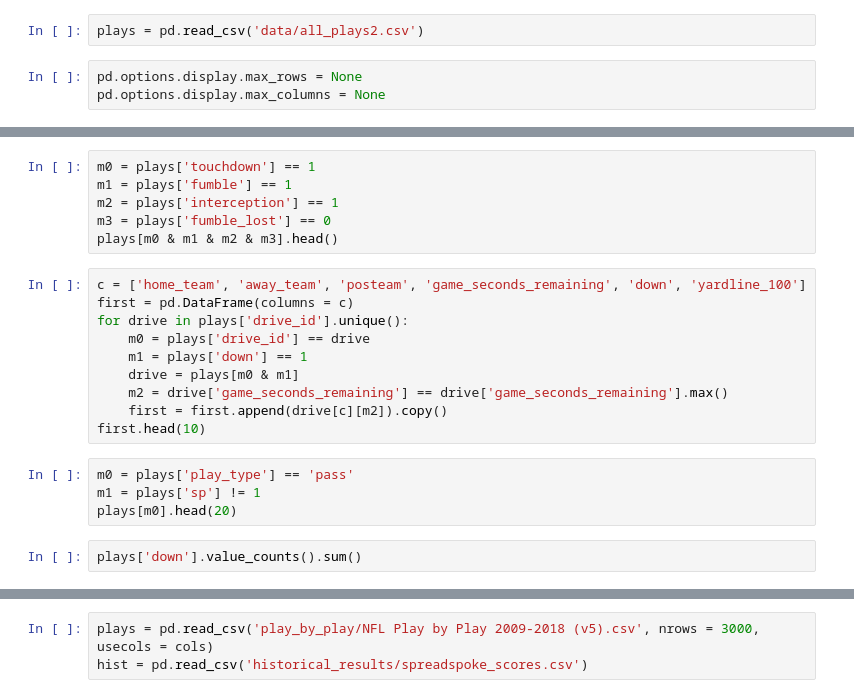
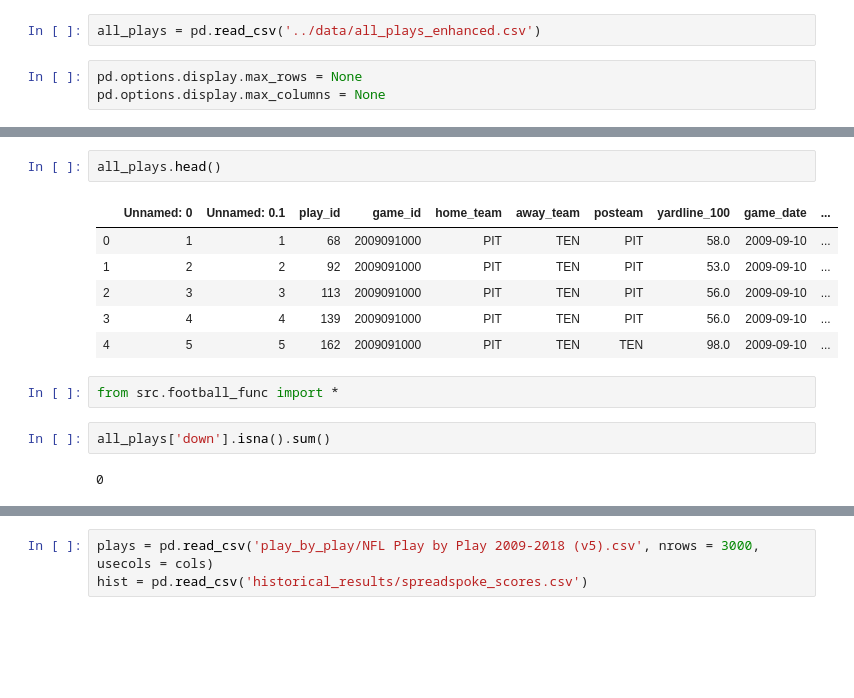
Before and after one commit to sizej/NFL_RT_Prob, a Jupyter notebook: notebooks/explore_notebook.ipynb, the cells around one changed output, grey strips where cells are left out. Cells and saved outputs as stored; diff of their text form; blank space fills up the shorter version.

```diff
--- a/notebooks/explore_notebook.ipynb
+++ b/notebooks/explore_notebook.ipynb
@@ -6,7 +6,7 @@ import os
 # %%
 os.chdir('..')
 # %%
-plays = pd.read_csv('data/all_plays2.csv')
+all_plays = pd.read_csv('../data/all_plays_enhanced.csv')
 # %%
 pd.options.display.max_rows = None
 pd.options.display.max_columns = None
@@ -45,22 +13,15 @@ plays[plays['game_id'] == 2014112301]
-# %%
-m0 = plays['touchdown'] == 1
-m1 = plays['fumble'] == 1
-m2 = plays['interception'] == 1
-m3 = plays['fumble_lost'] == 0
-plays[m0 & m1 & m2 & m3].head()
-# %%
-c = ['home_team', 'away_team', 'posteam', 'game_seconds_remaining', 'down', 'yardline_100']
-first = pd.DataFrame(columns = c)
-for drive in plays['drive_id'].unique():
-    m0 = plays['drive_id'] == drive
-    m1 = plays['down'] == 1
-    drive = plays[m0 & m1]
-    m2 = drive['game_seconds_remaining'] == drive['game_seconds_remaining'].max()
-    first = first.append(drive[c][m2]).copy()
-first.head(10)
-# %%
-m0 = plays['play_type'] == 'pass'
-m1 = plays['sp'] != 1
-plays[m0].head(20)
+# %%
+all_plays.head()
+# %% [output]
+|  | Unnamed: 0 | Unnamed: 0.1 | play_id | game_id | home_team | away_team | posteam | yardline_100 | game_date | ... |
+| 0 | 1 | 1 | 68 | 2009091000 | PIT | TEN | PIT | 58.0 | 2009-09-10 | ... |
+| 1 | 2 | 2 | 92 | 2009091000 | PIT | TEN | PIT | 53.0 | 2009-09-10 | ... |
+| 2 | 3 | 3 | 113 | 2009091000 | PIT | TEN | PIT | 56.0 | 2009-09-10 | ... |
+| 3 | 4 | 4 | 139 | 2009091000 | PIT | TEN | PIT | 56.0 | 2009-09-10 | ... |
+| 4 | 5 | 5 | 162 | 2009091000 | PIT | TEN | TEN | 98.0 | 2009-09-10 | ... |
+# %%
+from src.football_func import *
 # %%
-plays['down'].value_counts().sum()
+all_plays['down'].isna().sum()
+# %% [output]
+0
```
Also changed, not shown: parts of 17 cells of this notebook, 4 other files.
